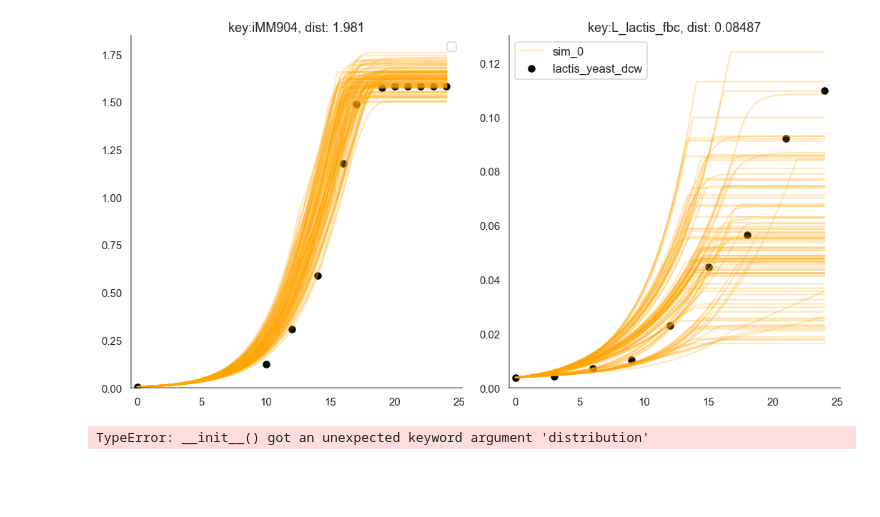
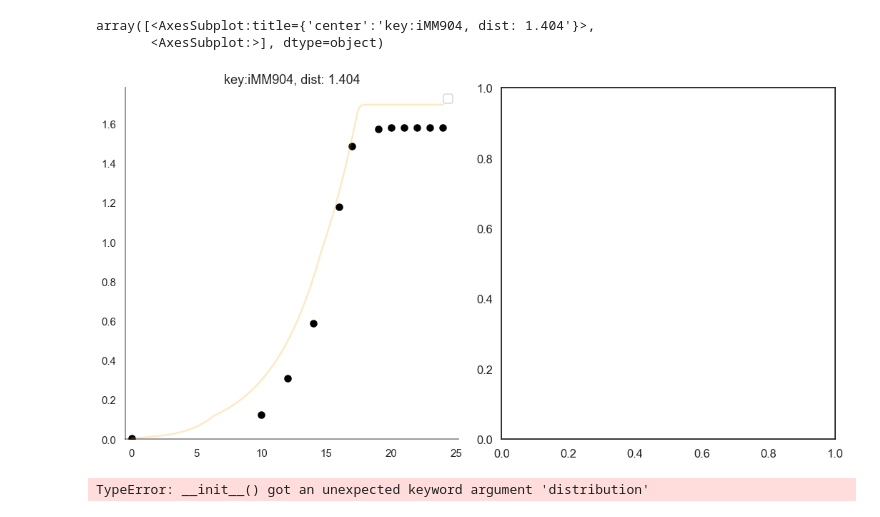
Before and after one commit to behzadk/ParaGEM, a Jupyter notebook: bk_comms/particle_visalisation.ipynb, the cells around one changed output. Cells and saved outputs as stored; diff of their text form; code cells hidden in the pictures; blank space fills up the shorter version.

```diff
--- a/bk_comms/particle_visalisation.ipynb
+++ b/bk_comms/particle_visalisation.ipynb
@@ -206,9 +198,15 @@ epsilon = [100.0, 0.25]
 # experiment_dir = '../output/exp_lactis_ga_fit/'
 # epsilon = [0.01]
 
+experiment_dir = '../output/exp_iMM904_ga_fit/'
+epsilon = [1.5]
+
+
 repeat_prefix = 'run_'
 run_dirs = get_experiment_repeat_directories(experiment_dir, repeat_prefix)
 particles = load_all_particles(run_dirs)
 filtered_particles = filter_particles_by_distance(particles, epsilon=epsilon)
 print(len(filtered_particles))
+print(dir(filtered_particles[-1]))
+print(filtered_particles[-1].k_vals)
 # %% [output]
@@ -228,12 +240,12 @@ print(len(filtered_particles))
 #     ["lactis_dcw", "L_lactis_fbc"],
 # ]
 
-# exp_sol_keys = [
-#     ["yeast_dcw", "iMM904"],
+exp_sol_keys = [
+    ["yeast_dcw", "iMM904"],
 #     ["lactis_yeast_dcw", "L_lactis_fbc"],
-# ]
+]
 
-# exp_data = pd.read_csv("../experimental_data/Figure1B_fake_data.csv")
+exp_data = pd.read_csv("../experimental_data/Figure1B_fake_data.csv")
 
-# plot_particle_and_data(particle=filtered_particles[0], exp_data_df=exp_data,
-#                        exp_t_key='time', exp_sol_keys=exp_sol_keys, subplots_shape=[1, 2])
+plot_particle_and_data(particle=filtered_particles[0], exp_data_df=exp_data,
+                       exp_t_key='time', exp_sol_keys=exp_sol_keys, subplots_shape=[1, 2])
@@ -240,8 +256,10 @@ print(len(filtered_particles))
 # %%
-plot_all_particles(particles=filtered_particles[:100], exp_data_df=exp_data, exp_t_key='time',
+plot_all_particles(particles=filtered_particles, exp_data_df=exp_data, exp_t_key='time',
                    exp_sol_keys=exp_sol_keys, subplots_shape=[1, 2])
 # %% [output]
+array([<AxesSubplot:title={'center':'key:iMM904, dist: 1.404'}>,
+       <AxesSubplot:>], dtype=object)
-[figure, old version]
+[figure, new version]
 # %%
 df = generate_particle_parameter_df(filtered_particles)
 # %%
```
Also changed, not shown: parts of 3 cells of this notebook, 4 other files.
